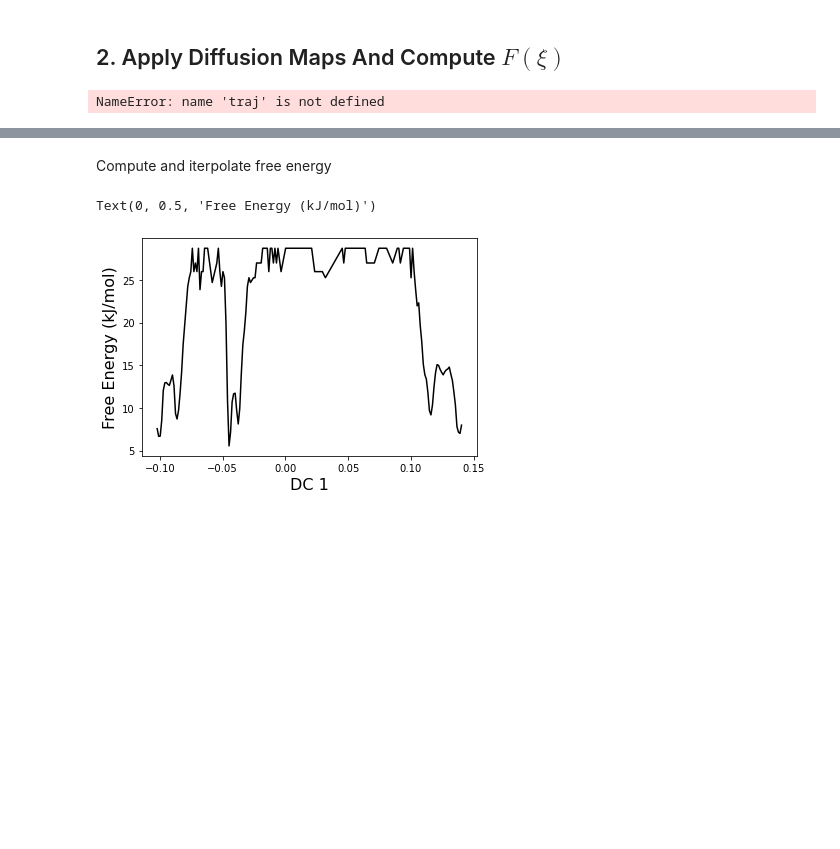
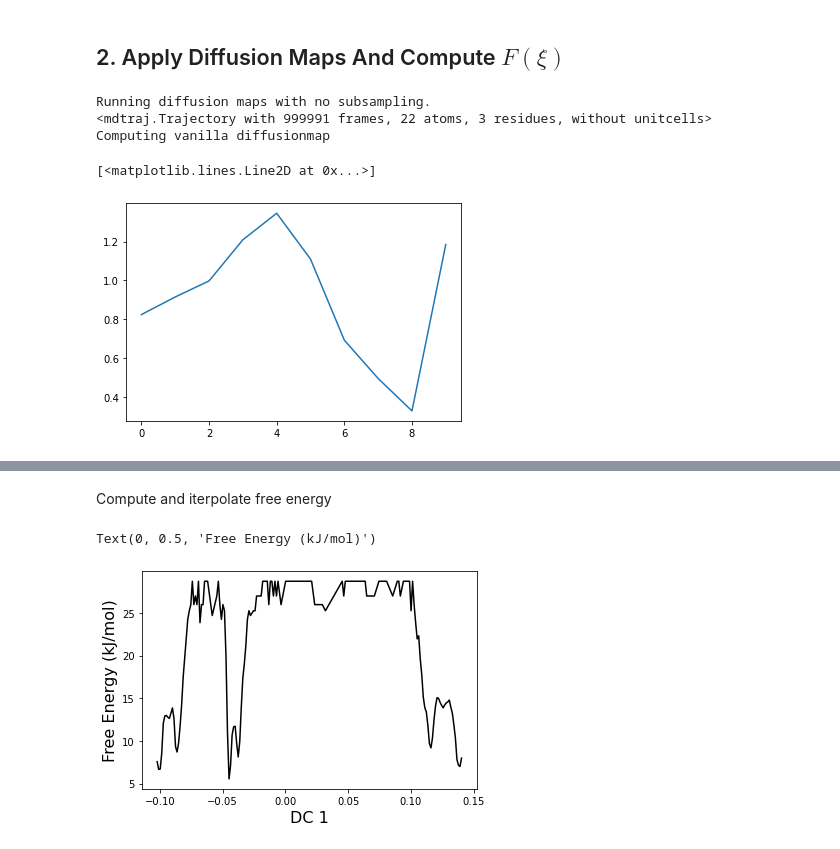
Before and after one commit to dominicp6/mdfeature, a Jupyter notebook: notebooks/KramersRate.ipynb, the cells around one changed output, grey strips where cells are left out. Saved outputs shown, nothing was run; the diff lists cells and outputs as text; code cells hidden in the pictures; blank space fills up the shorter version.

```diff
--- a/notebooks/KramersRate.ipynb
+++ b/notebooks/KramersRate.ipynb
@@ -114,7 +115,9 @@ weight_params = {}
 weight_params['simulation'] = simulation
 weight_params['temperature'] = temperature
 
-dmap_obj, traj_final = diffusionmap.compute_diffusionmaps(traj, nrpoints=100000, epsilon=1.0, weights='compute', weight_params=weight_params)
+dmap_obj, traj_final = diffusionmap.compute_diffusionmaps(traj, nrpoints=None, epsilon=1.0, weights='compute', weight_params=weight_params)
 # %% [output]
-NameError: name 'traj' is not defined
+Running diffusion maps with no subsampling.
+<mdtraj.Trajectory with 999991 frames, 22 atoms, 3 residues, without unitcells>
+Computing vanilla diffusionmap
 # %%
@@ -122,0 +126,7 @@ dmap_obj = dill.load(open("dmap_long.pickle", "rb"))
+# %%
+import mdfeature.features as features
+psi = [6, 8, 14, 16]
+psi_torsion = features.compute_torsion_mdraj(traj, psi)
+# %% [output]
+[<matplotlib.lines.Line2D at 0x...>]
+[figure, added]
```
Also changed, not shown: parts of 10 cells of this notebook, 4 other files.
